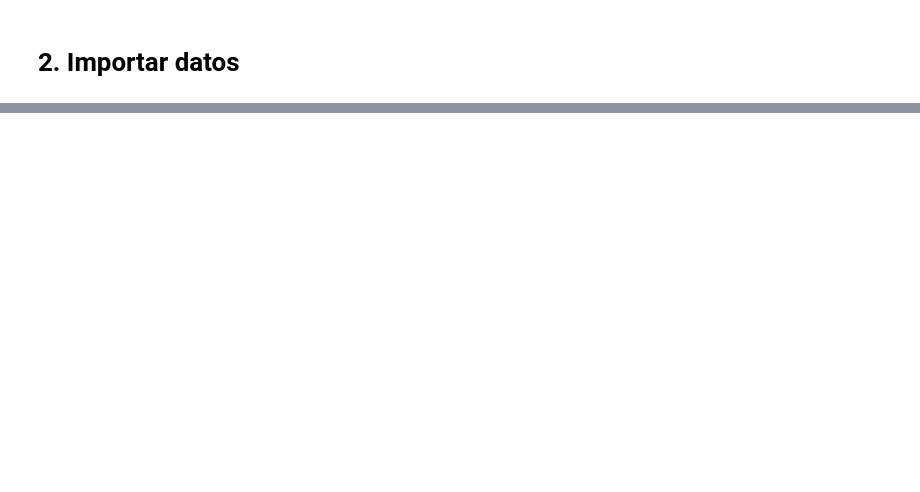
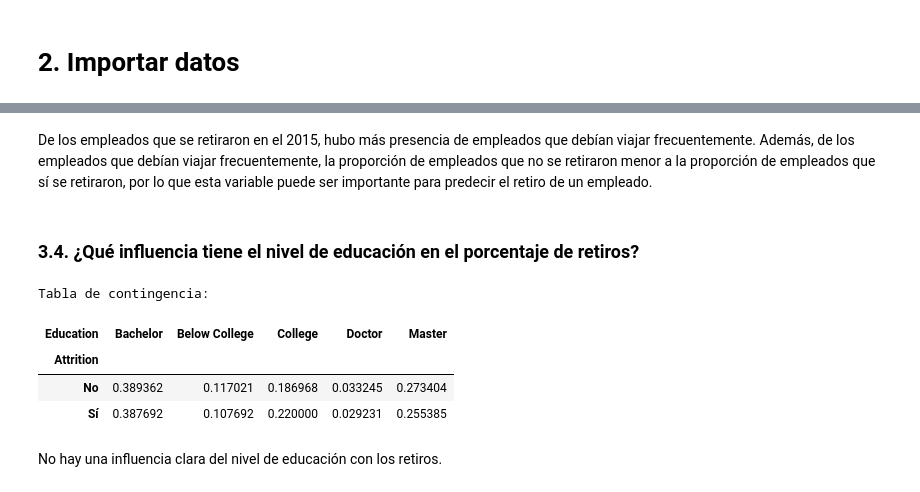
Before and after one commit to AlexanderBedoyaC/prediccion_abandono_empleo, a Jupyter notebook: c. Alex - Análisis Exploratorio.ipynb, the cells around one changed output, grey strips where cells are left out. Cells and saved outputs as stored; diff of their text form; code cells hidden in the pictures; blank space fills up the shorter version.

Commit message:
Avance análisis exploratorio de variables categóricas

```diff
--- a/c. Alex - Análisis Exploratorio.ipynb
+++ b/c. Alex - Análisis Exploratorio.ipynb
@@ -44,0 +79,14 @@ memory usage: 982.0+ KB
+# %% [markdown]
+De los empleados que se retiraron en el 2015, hubo más presencia de empleados que debían viajar frecuentemente. Además, de los empleados que debían viajar frecuentemente, la proporción de empleados que no se retiraron menor a la proporción de empleados que sí se retiraron, por lo que esta variable puede ser importante para predecir el retiro de un empleado.
+# %% [markdown]
+### 3.4. ¿Qué influencia tiene el nivel de educación en el porcentaje de retiros?
+# %%
+funciones.analisisBivariado(data, ['Attrition', 'Education'], 'v', 'relative')
+# %% [output]
+Tabla de contingencia:
+| Education | Bachelor | Below College | College | Doctor | Master |
+| Attrition |  |  |  |  |  |
+| No | 0.389362 | 0.117021 | 0.186968 | 0.033245 | 0.273404 |
+| Sí | 0.387692 | 0.107692 | 0.220000 | 0.029231 | 0.255385 |
+# %% [markdown]
+No hay una influencia clara del nivel de educación con los retiros.
```
Also changed, not shown: parts of 11 cells of this notebook, 1 other file.
